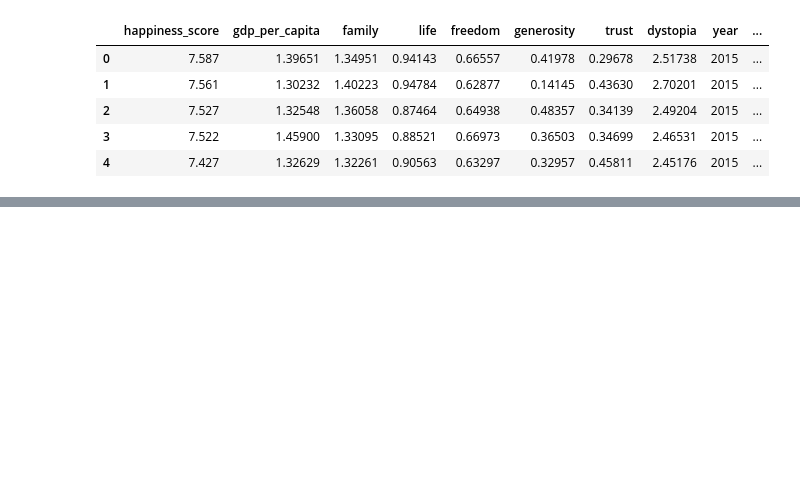
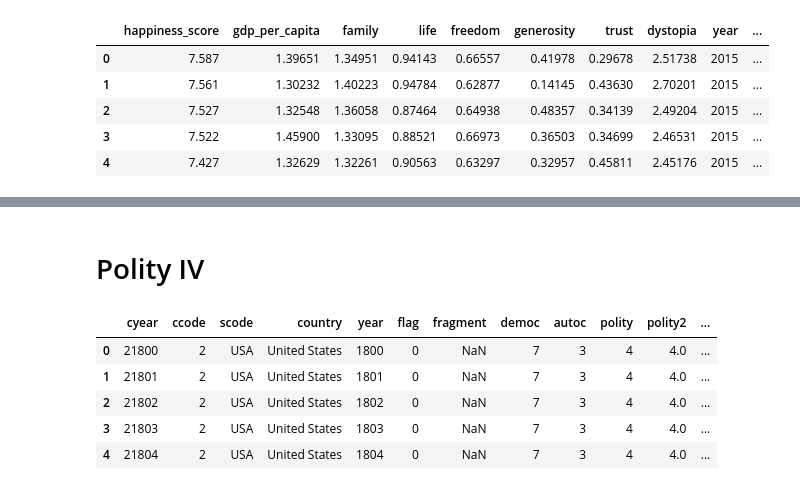
Before and after one commit to CharlesCoster/ada-project-terrorism-impact, a Jupyter notebook: pre_process.ipynb, the cells around one changed output, grey strips where cells are left out. Drawn from its saved outputs; the diff is of its cells as text; code cells hidden in the pictures; blank space fills up the shorter version.

```diff
--- a/pre_process.ipynb
+++ b/pre_process.ipynb
@@ -509,0 +342,12 @@ for y in years:
+# %% [markdown]
+# Polity IV
+# %%
+polity_iv = pd.read_excel('p4v2018.xls')
+polity_iv.head()
+# %% [output]
+|  | cyear | ccode | scode | country | year | flag | fragment | democ | autoc | polity | polity2 | ... |
+| 0 | 21800 | 2 | USA | United States | 1800 | 0 | NaN | 7 | 3 | 4 | 4.0 | ... |
+| 1 | 21801 | 2 | USA | United States | 1801 | 0 | NaN | 7 | 3 | 4 | 4.0 | ... |
+| 2 | 21802 | 2 | USA | United States | 1802 | 0 | NaN | 7 | 3 | 4 | 4.0 | ... |
+| 3 | 21803 | 2 | USA | United States | 1803 | 0 | NaN | 7 | 3 | 4 | 4.0 | ... |
+| 4 | 21804 | 2 | USA | United States | 1804 | 0 | NaN | 7 | 3 | 4 | 4.0 | ... |
```
Also changed, not shown: parts of 22 cells of this notebook.
